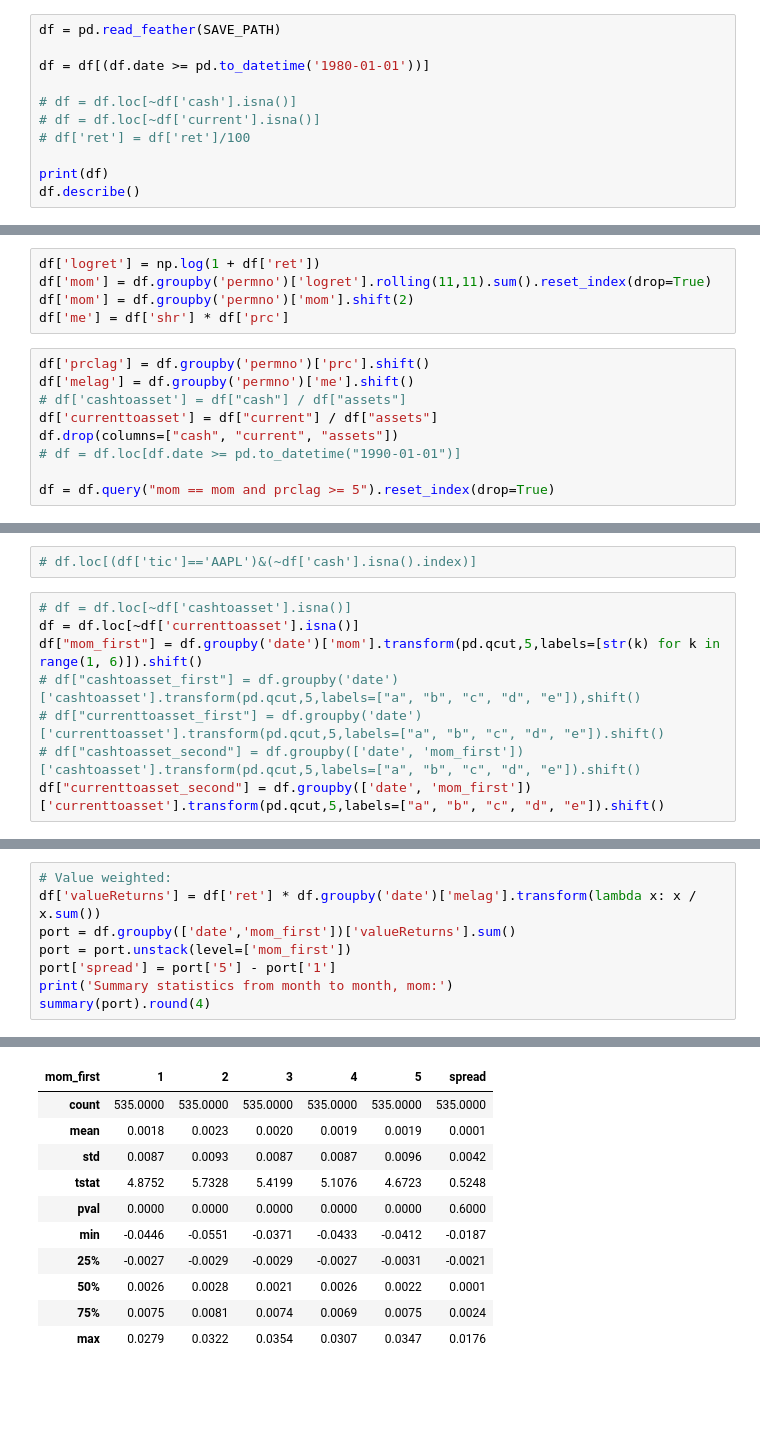
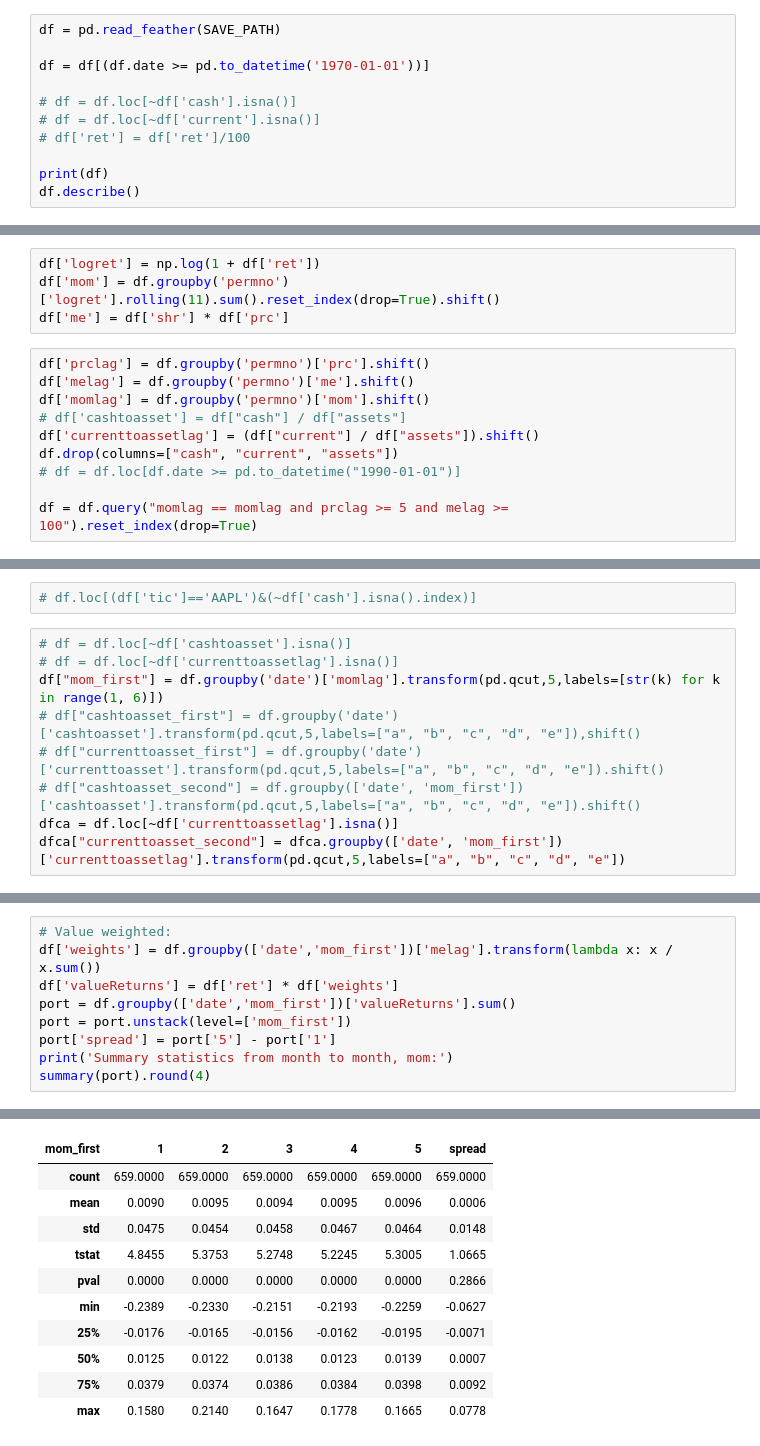
Before and after one commit to acrid2075/BotQ2025, a Jupyter notebook: momentum_improved.ipynb, the cells around one changed output, grey strips where cells are left out. Saved outputs shown, nothing was run; the diff lists cells and outputs as text; blank space fills up the shorter version.

Commit message:
Improvements in Value-Weighted Construction.

```diff
--- a/momentum_improved.ipynb
+++ b/momentum_improved.ipynb
@@ -16,7 +16,7 @@ SAVE_PATH = os.getenv("SAVE_PATH")
 # %%
 df = pd.read_feather(SAVE_PATH)
 
-df = df[(df.date >= pd.to_datetime('1980-01-01'))]
+df = df[(df.date >= pd.to_datetime('1970-01-01'))]
 
 # df = df.loc[~df['cash'].isna()]
 # df = df.loc[~df['current'].isna()]
@@ -54,17 +54,17 @@ df.describe()
 # %%
 df['logret'] = np.log(1 + df['ret'])
-df['mom'] = df.groupby('permno')['logret'].rolling(11,11).sum().reset_index(drop=True)
-df['mom'] = df.groupby('permno')['mom'].shift(2)
+df['mom'] = df.groupby('permno')['logret'].rolling(11).sum().reset_index(drop=True).shift()
 df['me'] = df['shr'] * df['prc']
 # %%
 df['prclag'] = df.groupby('permno')['prc'].shift()
 df['melag'] = df.groupby('permno')['me'].shift()
+df['momlag'] = df.groupby('permno')['mom'].shift()
 # df['cashtoasset'] = df["cash"] / df["assets"]
-df['currenttoasset'] = df["current"] / df["assets"]
+df['currenttoassetlag'] = (df["current"] / df["assets"]).shift()
 df.drop(columns=["cash", "current", "assets"])
 # df = df.loc[df.date >= pd.to_datetime("1990-01-01")]
 
-df = df.query("mom == mom and prclag >= 5").reset_index(drop=True)
+df = df.query("momlag == momlag and prclag >= 5 and melag >= 100").reset_index(drop=True)
 # %%
 df.describe()
 # %% [output]
@@ -82,9 +82,10 @@ df.describe()
 # df.loc[(df['tic']=='AAPL')&(~df['cash'].isna().index)]
 # %%
 # df = df.loc[~df['cashtoasset'].isna()]
-df = df.loc[~df['currenttoasset'].isna()]
-df["mom_first"] = df.groupby('date')['mom'].transform(pd.qcut,5,labels=[str(k) for k in range(1, 6)]).shift()
+# df = df.loc[~df['currenttoassetlag'].isna()]
+df["mom_first"] = df.groupby('date')['momlag'].transform(pd.qcut,5,labels=[str(k) for k in range(1, 6)])
 # df["cashtoasset_first"] = df.groupby('date')['cashtoasset'].transform(pd.qcut,5,labels=["a", "b", "c", "d", "e"]),shift()
 # df["currenttoasset_first"] = df.groupby('date')['currenttoasset'].transform(pd.qcut,5,labels=["a", "b", "c", "d", "e"]).shift()
 # df["cashtoasset_second"] = df.groupby(['date', 'mom_first'])['cashtoasset'].transform(pd.qcut,5,labels=["a", "b", "c", "d", "e"]).shift()
-df["currenttoasset_second"] = df.groupby(['date', 'mom_first'])['currenttoasset'].transform(pd.qcut,5,labels=["a", "b", "c", "d", "e"]).shift()
+dfca = df.loc[~df['currenttoassetlag'].isna()]
+dfca["currenttoasset_second"] = dfca.groupby(['date', 'mom_first'])['currenttoassetlag'].transform(pd.qcut,5,labels=["a", "b", "c", "d", "e"])
@@ -132,21 +140,22 @@ Summary statistics from month to month, mom:
 # %%
 # Value weighted:
-df['valueReturns'] = df['ret'] * df.groupby('date')['melag'].transform(lambda x: x / x.sum())
+df['weights'] = df.groupby(['date','mom_first'])['melag'].transform(lambda x: x / x.sum())
+df['valueReturns'] = df['ret'] * df['weights']
 port = df.groupby(['date','mom_first'])['valueReturns'].sum()
 port = port.unstack(level=['mom_first'])
 port['spread'] = port['5'] - port['1']
 print('Summary statistics from month to month, mom:')
 summary(port).round(4)
 # %% [output]
 Summary statistics from month to month, mom:
 | mom_first | 1 | 2 | 3 | 4 | 5 | spread |
-| count | 535.0000 | 535.0000 | 535.0000 | 535.0000 | 535.0000 | 535.0000 |
-| mean | 0.0018 | 0.0023 | 0.0020 | 0.0019 | 0.0019 | 0.0001 |
-| std | 0.0087 | 0.0093 | 0.0087 | 0.0087 | 0.0096 | 0.0042 |
-| tstat | 4.8752 | 5.7328 | 5.4199 | 5.1076 | 4.6723 | 0.5248 |
-| pval | 0.0000 | 0.0000 | 0.0000 | 0.0000 | 0.0000 | 0.6000 |
-| min | -0.0446 | -0.0551 | -0.0371 | -0.0433 | -0.0412 | -0.0187 |
-| 25% | -0.0027 | -0.0029 | -0.0029 | -0.0027 | -0.0031 | -0.0021 |
-| 50% | 0.0026 | 0.0028 | 0.0021 | 0.0026 | 0.0022 | 0.0001 |
-| 75% | 0.0075 | 0.0081 | 0.0074 | 0.0069 | 0.0075 | 0.0024 |
-| max | 0.0279 | 0.0322 | 0.0354 | 0.0307 | 0.0347 | 0.0176 |
+| count | 659.0000 | 659.0000 | 659.0000 | 659.0000 | 659.0000 | 659.0000 |
+| mean | 0.0090 | 0.0095 | 0.0094 | 0.0095 | 0.0096 | 0.0006 |
+| std | 0.0475 | 0.0454 | 0.0458 | 0.0467 | 0.0464 | 0.0148 |
+| tstat | 4.8455 | 5.3753 | 5.2748 | 5.2245 | 5.3005 | 1.0665 |
+| pval | 0.0000 | 0.0000 | 0.0000 | 0.0000 | 0.0000 | 0.2866 |
+| min | -0.2389 | -0.2330 | -0.2151 | -0.2193 | -0.2259 | -0.0627 |
+| 25% | -0.0176 | -0.0165 | -0.0156 | -0.0162 | -0.0195 | -0.0071 |
+| 50% | 0.0125 | 0.0122 | 0.0138 | 0.0123 | 0.0139 | 0.0007 |
+| 75% | 0.0379 | 0.0374 | 0.0386 | 0.0384 | 0.0398 | 0.0092 |
+| max | 0.1580 | 0.2140 | 0.1647 | 0.1778 | 0.1665 | 0.0778 |
```
Also changed, not shown: parts of 5 cells of this notebook.
